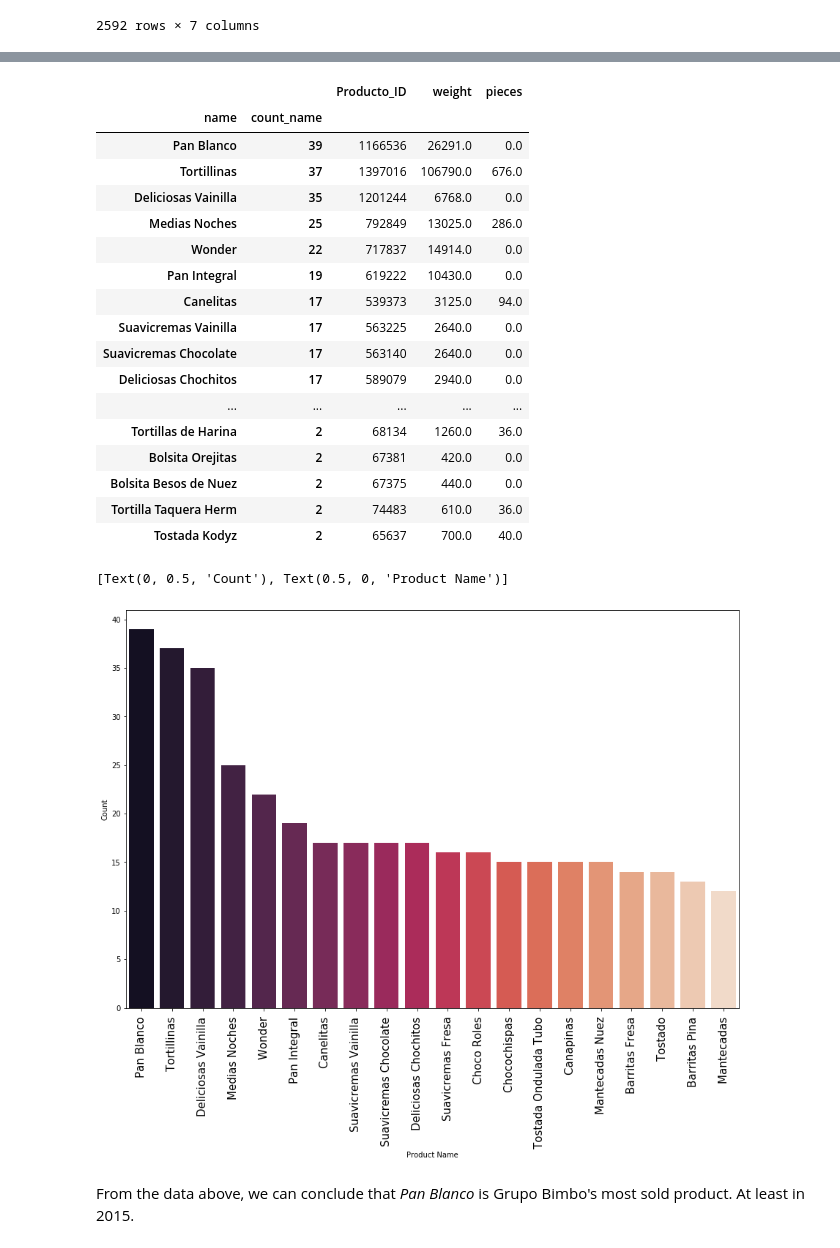
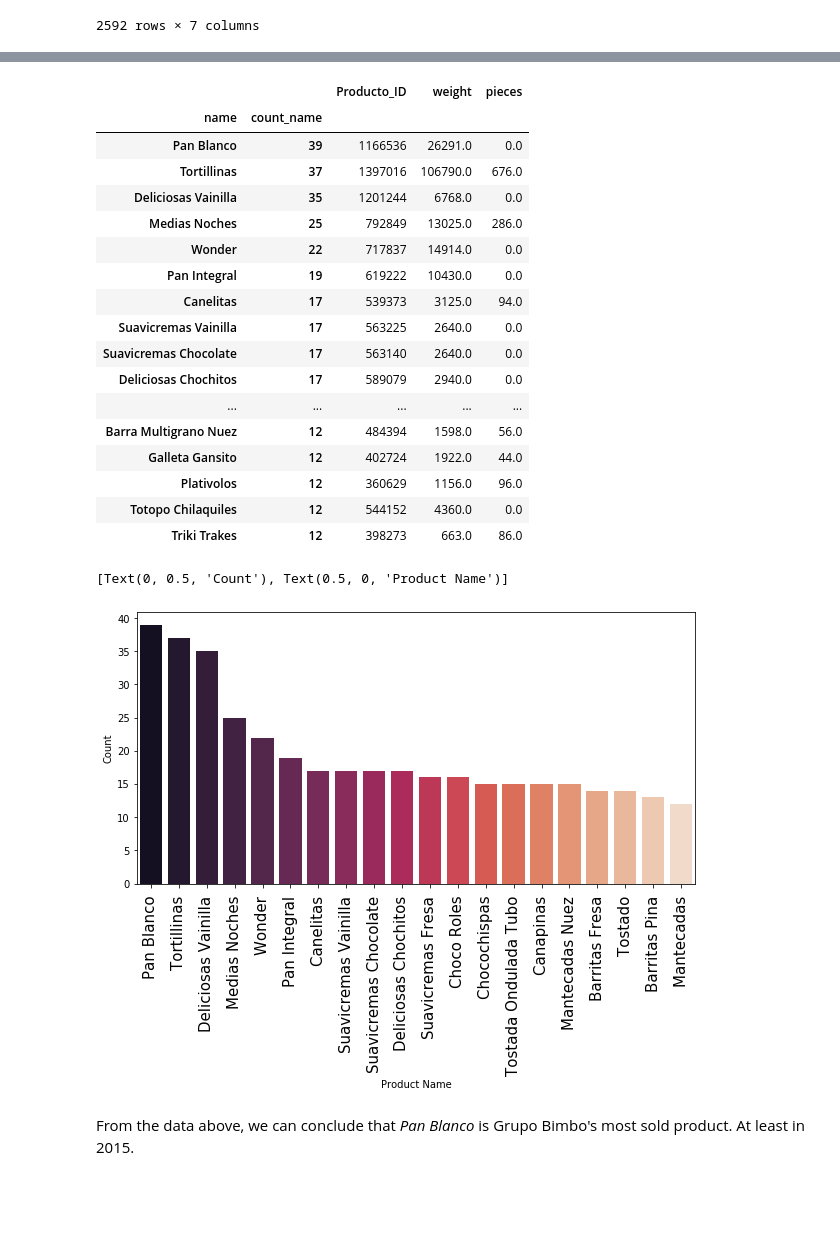
Before and after one commit to aleivaar94/Grupo-Bimbo-Inventory-Demand, a Jupyter notebook: Grupo Bimbo Products.ipynb, the cells around one changed output, grey strips where cells are left out. Saved outputs shown, nothing was run; the diff lists cells and outputs as text; code cells hidden in the pictures; blank space fills up the shorter version.

```diff
--- a/Grupo Bimbo Products.ipynb
+++ b/Grupo Bimbo Products.ipynb
@@ -354,7 +350,7 @@ most_products.head(50)
 # %%
 most_name = products.groupby(['name', 'count_name']).sum().sort_values(by='count_name', ascending=False)
 # %%
-most_name.head(500)
+most_name.head(25)
 # %% [output]
 |  |  | Producto_ID | weight | pieces |
 | name | count_name |  |  |  |
@@ -369,24 +365,24 @@ most_name.head(500)
 | Suavicremas Chocolate | 17 | 563140 | 2640.0 | 0.0 |
 | Deliciosas Chochitos | 17 | 589079 | 2940.0 | 0.0 |
 | ... | ... | ... | ... | ... |
-| Tortillas de Harina | 2 | 68134 | 1260.0 | 36.0 |
-| Bolsita Orejitas | 2 | 67381 | 420.0 | 0.0 |
-| Bolsita Besos de Nuez | 2 | 67375 | 440.0 | 0.0 |
-| Tortilla Taquera Herm | 2 | 74483 | 610.0 | 36.0 |
-| Tostada Kodyz | 2 | 65637 | 700.0 | 40.0 |
+| Barra Multigrano Nuez | 12 | 484394 | 1598.0 | 56.0 |
+| Galleta Gansito | 12 | 402724 | 1922.0 | 44.0 |
+| Plativolos | 12 | 360629 | 1156.0 | 96.0 |
+| Totopo Chilaquiles | 12 | 544152 | 4360.0 | 0.0 |
+| Triki Trakes | 12 | 398273 | 663.0 | 86.0 |
 # %%
 most_name = most_name.head(20).reset_index()
 # %%
 import seaborn as sns
 import matplotlib.pyplot as plt
 
-plt.figure(figsize=(15,10))
+plt.figure(figsize=(10,5))
 chart = sns.barplot(x='name', y='count_name', data=most_name, palette='rocket')
 chart.set_xticklabels(chart.get_xticklabels(), rotation=90, size=15)
 chart.set(xlabel='Product Name', ylabel='Count')
 # %% [output]
 [Text(0, 0.5, 'Count'), Text(0.5, 0, 'Product Name')]
-[figure, old version]
+[figure, new version]
 # %% [markdown]
 From the data above, we can conclude that *Pan Blanco* is Grupo Bimbo's most sold product. At least in 2015.
 # %% [markdown]
```
Also changed, not shown: parts of 10 cells of this notebook.
